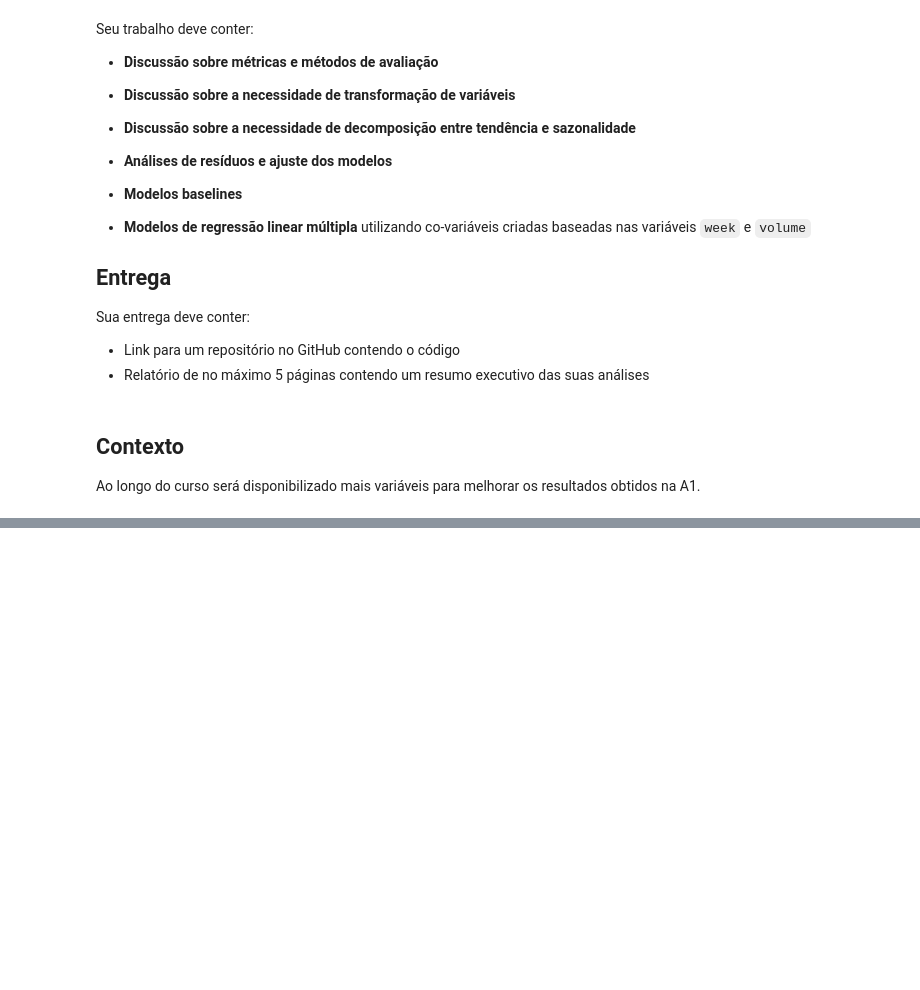
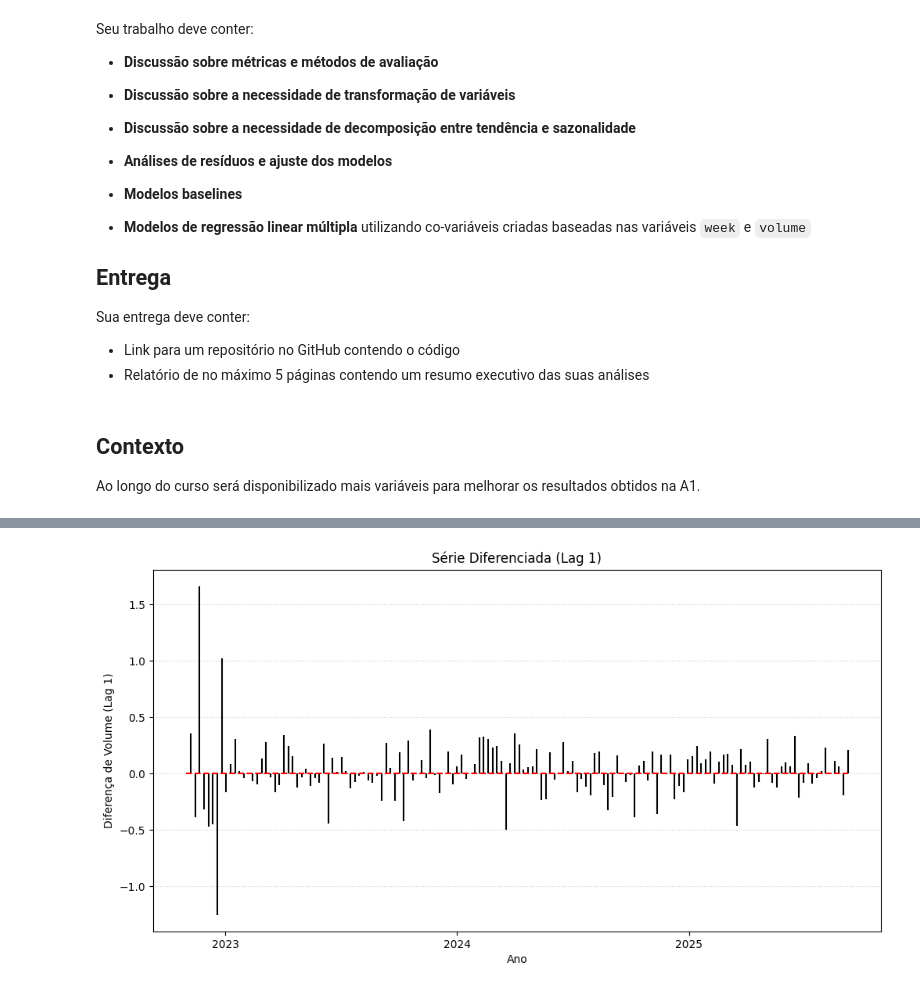
Before and after one commit to Vinasque/series_temporais, a Jupyter notebook: trabalho_a1.ipynb, the cells around one changed output, grey strips where cells are left out. Saved outputs shown, nothing was run; the diff lists cells and outputs as text; code cells hidden in the pictures; blank space fills up the shorter version.

```diff
--- a/trabalho_a1.ipynb
+++ b/trabalho_a1.ipynb
@@ -92,0 +268,25 @@ plt.show()
+# %%
+df['volume_log'] = np.log(df['volume'])
+df['volume_log_diff'] = np.where(df['volume_log'].diff(1) != np.nan, df['volume_log'].diff(1), 0)
+
+#print(df.head())
+plt.figure(figsize=(12, 6))
+(markers, stemlines, baseline) = plt.stem(
+    df.index,
+    df['volume_log_diff'],
+    linefmt="k-",
+    markerfmt=" ",
+    basefmt="r--"
+)
+
+plt.setp(stemlines, linewidth=1.5)
+plt.gca().xaxis.set_major_formatter(mdates.DateFormatter('%Y'))
+plt.gca().xaxis.set_major_locator(mdates.YearLocator())
+
+plt.xlabel("Ano")
+plt.ylabel("Diferença de Volume (Lag 1)")
+plt.title("Série Diferenciada (Lag 1)")
+plt.grid(axis='y', linestyle=':', alpha=0.6) # Grade apenas no eixo Y
+plt.show()
+# %% [output]
+[figure, added]
```
Also changed, not shown: parts of 18 cells of this notebook.
